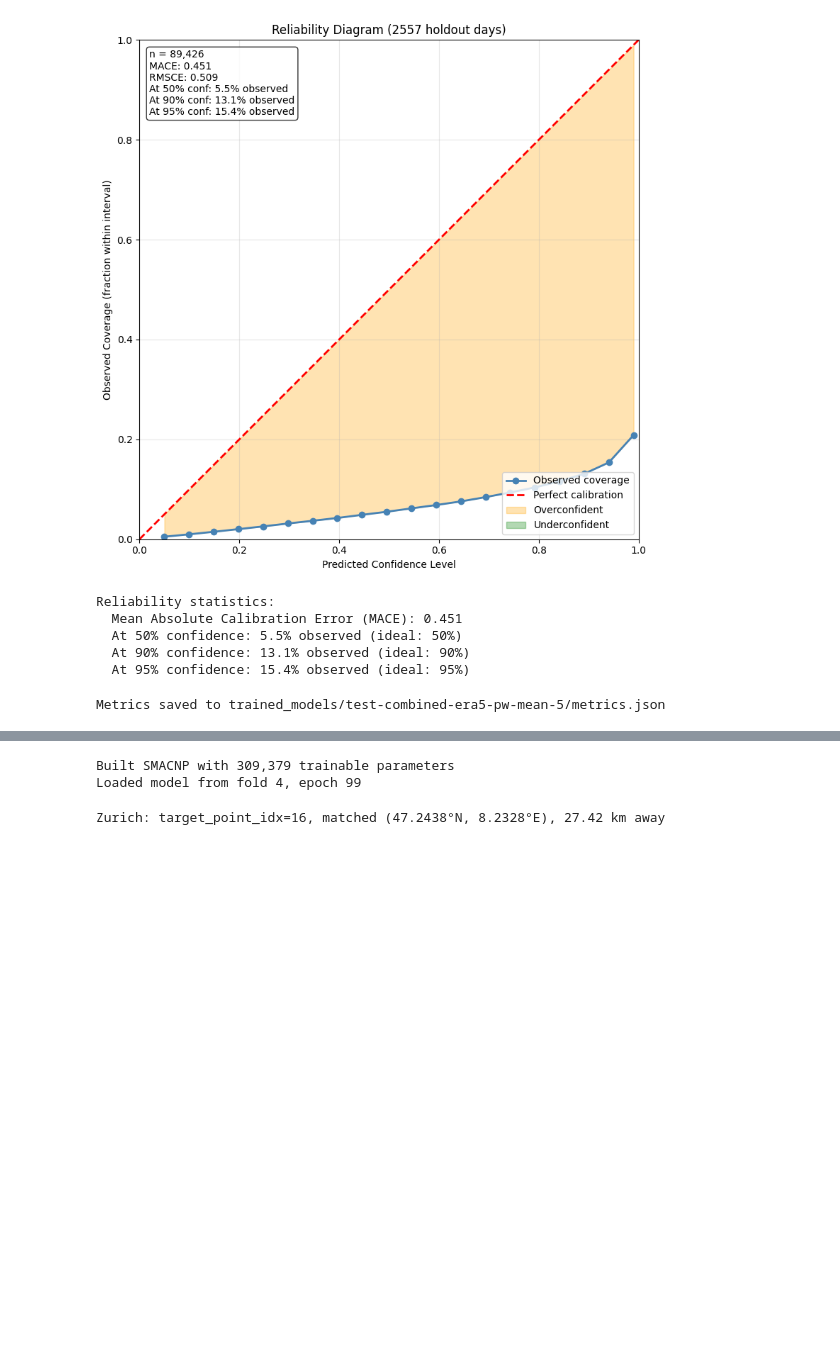
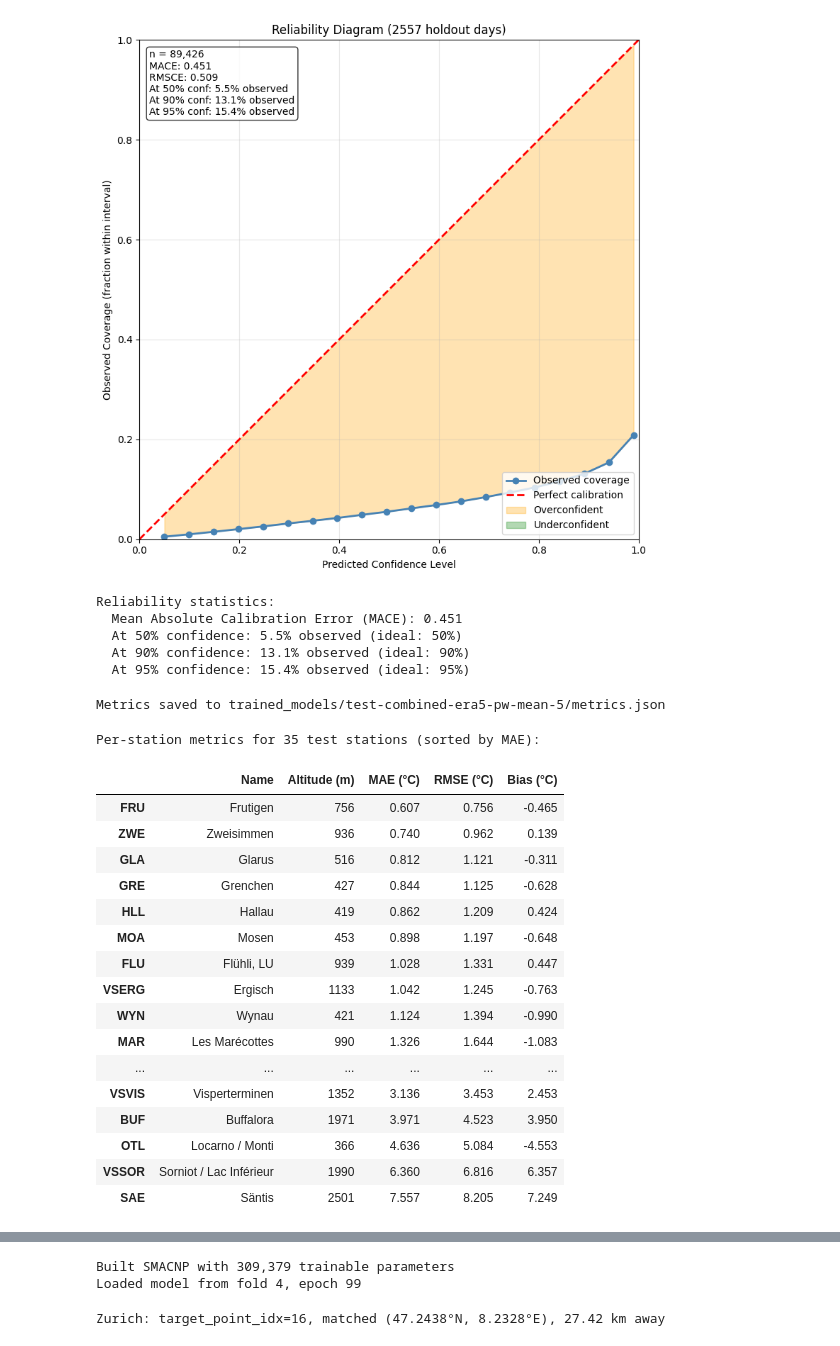
Before and after one commit to adrienpaolini/convNPClimate, a Jupyter notebook: predictions_combined_PWstations.ipynb, the cells around one changed output, grey strips where cells are left out. Drawn from its saved outputs; the diff is of its cells as text; code cells hidden in the pictures; blank space fills up the shorter version.

```diff
--- a/predictions_combined_PWstations.ipynb
+++ b/predictions_combined_PWstations.ipynb
@@ -644,3 +644,37 @@ metrics_path.write_text(json.dumps(metrics_dict, indent=2))
 print(f"Metrics saved to {metrics_path}")
 # %% [output]
 Metrics saved to trained_models/test-combined-era5-pw-mean-5/metrics.json
+# %%
+# Per-station summary table: altitude, MAE, RMSE, Bias — sorted by MAE
+station_table = pd.DataFrame(
+    {
+        'Name':         stations_meta.loc[test_stations, 'station_name'].values,
+        'Altitude (m)': station_alts.astype(int),
+        'MAE (°C)':     np.round(mae_per_station, 3),
+        'RMSE (°C)':    np.round(rmse_per_station, 3),
+        'Bias (°C)':    np.round(bias_per_station, 3),
+    },
+    index=test_stations,
+).sort_values('MAE (°C)')
+
+print(f"Per-station metrics for {len(test_stations)} test stations (sorted by MAE):\n")
+display(station_table)
+# %% [output]
+Per-station metrics for 35 test stations (sorted by MAE):
+|  | Name | Altitude (m) | MAE (°C) | RMSE (°C) | Bias (°C) |
+| FRU | Frutigen | 756 | 0.607 | 0.756 | -0.465 |
+| ZWE | Zweisimmen | 936 | 0.740 | 0.962 | 0.139 |
+| GLA | Glarus | 516 | 0.812 | 1.121 | -0.311 |
+| GRE | Grenchen | 427 | 0.844 | 1.125 | -0.628 |
+| HLL | Hallau | 419 | 0.862 | 1.209 | 0.424 |
+| MOA | Mosen | 453 | 0.898 | 1.197 | -0.648 |
+| FLU | Flühli, LU | 939 | 1.028 | 1.331 | 0.447 |
+| VSERG | Ergisch | 1133 | 1.042 | 1.245 | -0.763 |
+| WYN | Wynau | 421 | 1.124 | 1.394 | -0.990 |
+| MAR | Les Marécottes | 990 | 1.326 | 1.644 | -1.083 |
+| ... | ... | ... | ... | ... | ... |
+| VSVIS | Visperterminen | 1352 | 3.136 | 3.453 | 2.453 |
+| BUF | Buffalora | 1971 | 3.971 | 4.523 | 3.950 |
+| OTL | Locarno / Monti | 366 | 4.636 | 5.084 | -4.553 |
+| VSSOR | Sorniot / Lac Inférieur | 1990 | 6.360 | 6.816 | 6.357 |
+| SAE | Säntis | 2501 | 7.557 | 8.205 | 7.249 |
```
Also changed, not shown: parts of 1 cell of this notebook.
